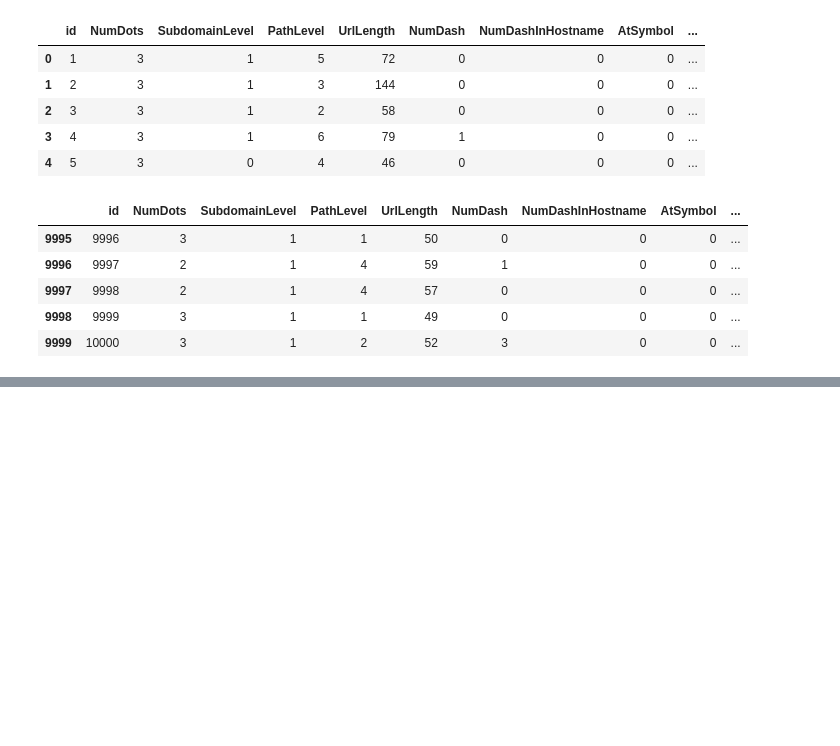
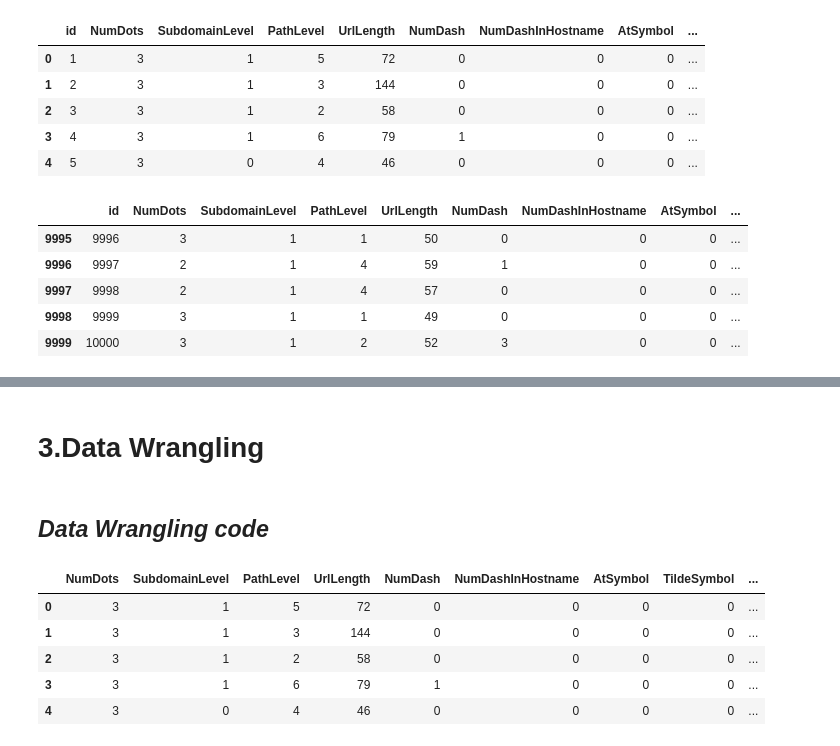
Before and after one commit to QaziSaim/Phishing-Domain-Detection, a Jupyter notebook: notebook/PhishingClassifierProject.ipynb, the cells around one changed output, grey strips where cells are left out. Cells and saved outputs as stored; diff of their text form; code cells hidden in the pictures; blank space fills up the shorter version.

Commit message:
data wrangling

```diff
--- a/notebook/PhishingClassifierProject.ipynb
+++ b/notebook/PhishingClassifierProject.ipynb
@@ -105,0 +257,16 @@ df.sample(5)
+# %% [markdown]
+# **3.Data Wrangling**
+# %% [markdown]
+## ***Data Wrangling code***
+# %%
+## We don't need the id columns so let's drop this
+df.drop('id',axis=1,inplace=True)
+# %%
+df.head()
+# %% [output]
+|  | NumDots | SubdomainLevel | PathLevel | UrlLength | NumDash | NumDashInHostname | AtSymbol | TildeSymbol | ... |
+| 0 | 3 | 1 | 5 | 72 | 0 | 0 | 0 | 0 | ... |
+| 1 | 3 | 1 | 3 | 144 | 0 | 0 | 0 | 0 | ... |
+| 2 | 3 | 1 | 2 | 58 | 0 | 0 | 0 | 0 | ... |
+| 3 | 3 | 1 | 6 | 79 | 1 | 0 | 0 | 0 | ... |
+| 4 | 3 | 0 | 4 | 46 | 0 | 0 | 0 | 0 | ... |
```
Also changed, not shown: parts of 16 cells of this notebook, 2 other files.
